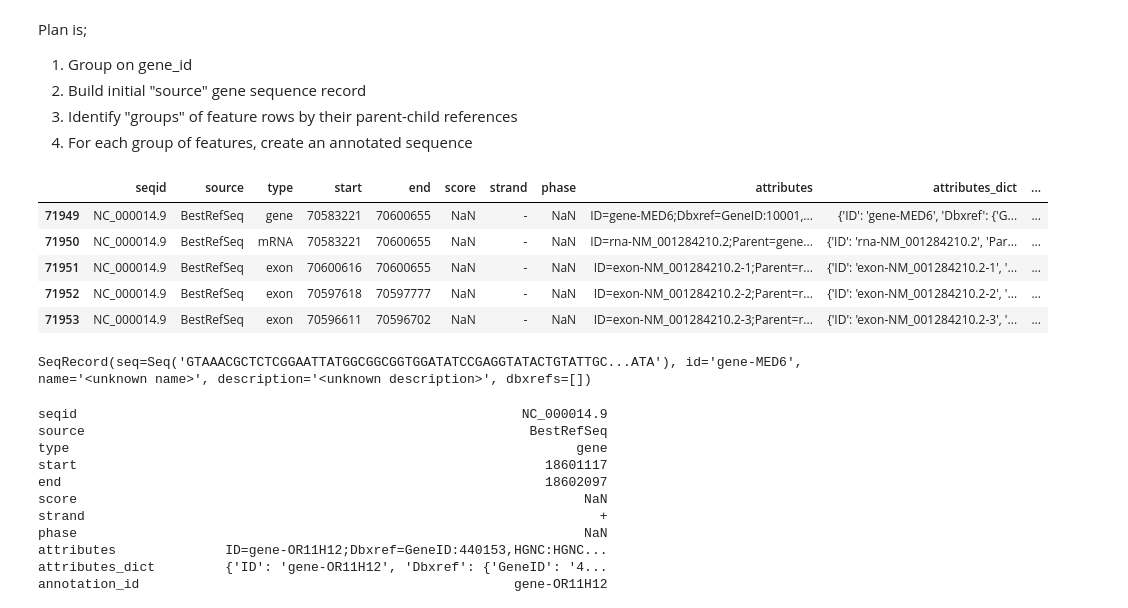
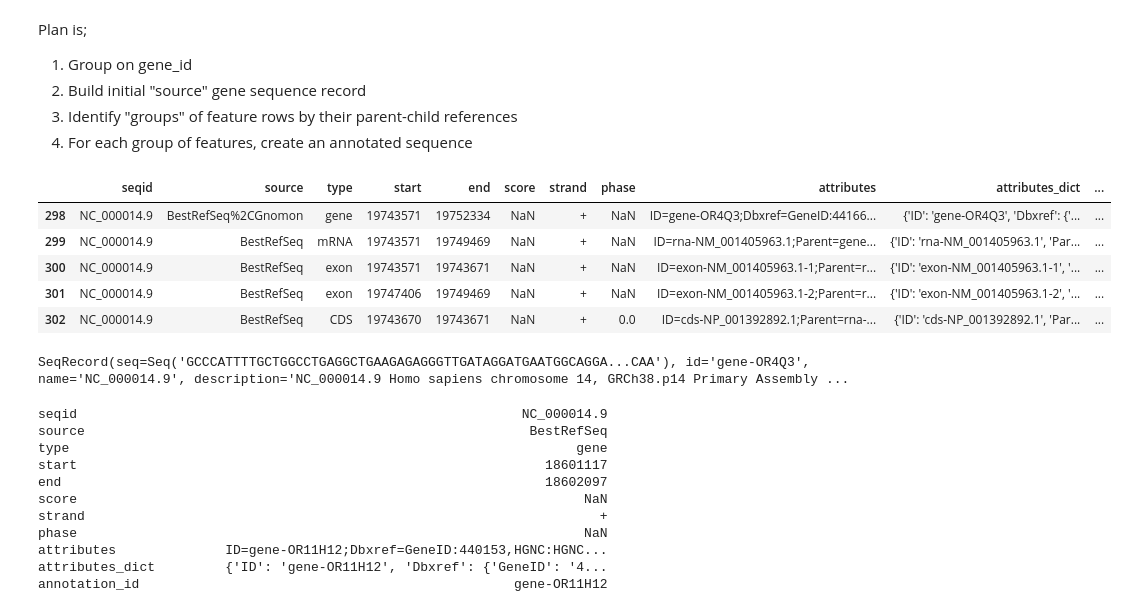
Before and after one commit to DataAndDeadlifts/main, a Jupyter notebook: nbs/03_build-translation-training-data.ipynb, the cells around one changed output. Cells and saved outputs as stored; diff of their text form; code cells hidden in the pictures.

```diff
--- a/nbs/03_build-translation-training-data.ipynb
+++ b/nbs/03_build-translation-training-data.ipynb
@@ -123,7 +123,8 @@ def parse_annotation_attribute_values(attribute_values: str) -> object:
     if ":" in value_list[0]:
         attribute_values = {}
         for parsed_value in parsed_values:
-            attribute_values.update(parsed_value)
+            if isinstance(parsed_value, dict):
+                attribute_values.update(parsed_value)
     # Just a list within a list
     else:
         attribute_values = parsed_values
@@ -301,16 +302,18 @@ Plan is;
 # %%
 #| hide
 test_gene_id_groups = test_gene_annotations_df.groupby("gene_id")
-test_gene_id_group_id = list(test_gene_id_groups.groups.keys())[0]
+# test_gene_id_group_id = list(test_gene_id_groups.groups.keys())[0]
+test_gene_id_group_id = "441669"
+# test_gene_id_group_id = "100128927"
 test_gene_id_group = test_gene_id_groups.get_group(test_gene_id_group_id)
 test_gene_id_group.head()
 # %% [output]
 |  | seqid | source | type | start | end | score | strand | phase | attributes | attributes_dict | ... |
-| 71949 | NC_000014.9 | BestRefSeq | gene | 70583221 | 70600655 | NaN | - | NaN | ID=gene-MED6;Dbxref=GeneID:10001,... | {'ID': 'gene-MED6', 'Dbxref': {'G... | ... |
-| 71950 | NC_000014.9 | BestRefSeq | mRNA | 70583221 | 70600655 | NaN | - | NaN | ID=rna-NM_001284210.2;Parent=gene... | {'ID': 'rna-NM_001284210.2', 'Par... | ... |
-| 71951 | NC_000014.9 | BestRefSeq | exon | 70600616 | 70600655 | NaN | - | NaN | ID=exon-NM_001284210.2-1;Parent=r... | {'ID': 'exon-NM_001284210.2-1', '... | ... |
-| 71952 | NC_000014.9 | BestRefSeq | exon | 70597618 | 70597777 | NaN | - | NaN | ID=exon-NM_001284210.2-2;Parent=r... | {'ID': 'exon-NM_001284210.2-2', '... | ... |
-| 71953 | NC_000014.9 | BestRefSeq | exon | 70596611 | 70596702 | NaN | - | NaN | ID=exon-NM_001284210.2-3;Parent=r... | {'ID': 'exon-NM_001284210.2-3', '... | ... |
+| 298 | NC_000014.9 | BestRefSeq%2CGnomon | gene | 19743571 | 19752334 | NaN | + | NaN | ID=gene-OR4Q3;Dbxref=GeneID:44166... | {'ID': 'gene-OR4Q3', 'Dbxref': {'... | ... |
+| 299 | NC_000014.9 | BestRefSeq | mRNA | 19743571 | 19749469 | NaN | + | NaN | ID=rna-NM_001405963.1;Parent=gene... | {'ID': 'rna-NM_001405963.1', 'Par... | ... |
+| 300 | NC_000014.9 | BestRefSeq | exon | 19743571 | 19743671 | NaN | + | NaN | ID=exon-NM_001405963.1-1;Parent=r... | {'ID': 'exon-NM_001405963.1-1', '... | ... |
+| 301 | NC_000014.9 | BestRefSeq | exon | 19747406 | 19749469 | NaN | + | NaN | ID=exon-NM_001405963.1-2;Parent=r... | {'ID': 'exon-NM_001405963.1-2', '... | ... |
+| 302 | NC_000014.9 | BestRefSeq | CDS | 19743670 | 19743671 | NaN | + | 0.0 | ID=cds-NP_001392892.1;Parent=rna-... | {'ID': 'cds-NP_001392892.1', 'Par... | ... |
 # %%
 #| export
 def get_gene_row_from_annotation_group(annotations: pd.DataFrame) -> pd.Series:
@@ -350,4 +353,4 @@ test_gene_id_group_gene_sequence = get_row_sequence(
 #| hide
 test_gene_id_group_gene_sequence
 # %% [output]
-SeqRecord(seq=Seq('GTAAACGCTCTCGGAATTATGGCGGCGGTGGATATCCGAGGTATACTGTATTGC...ATA'), id='gene-MED6', name='<unknown name>', description='<unknown description>', dbxrefs=[])
+SeqRecord(seq=Seq('GCCCATTTTGCTGGCCTGAGGCTGAAGAGAGGGTTGATAGGATGAATGGCAGGA...CAA'), id='gene-OR4Q3', name='NC_000014.9', description='NC_000014.9 Homo sapiens chromosome 14, GRCh38.p14 Primary Assembly ...
```
Also changed, not shown: parts of 39 cells of this notebook, 2 other files.
